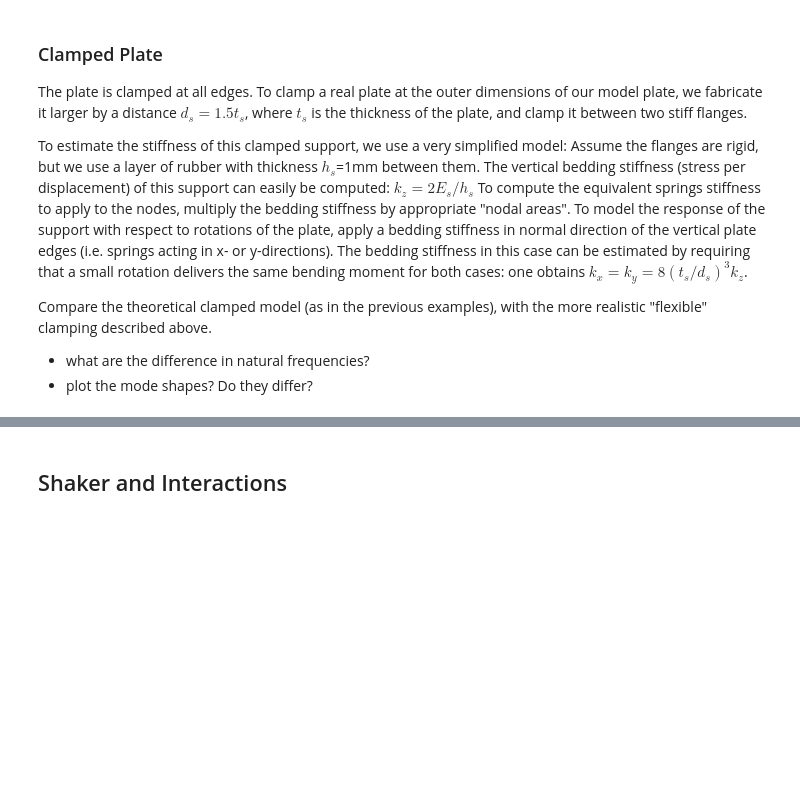
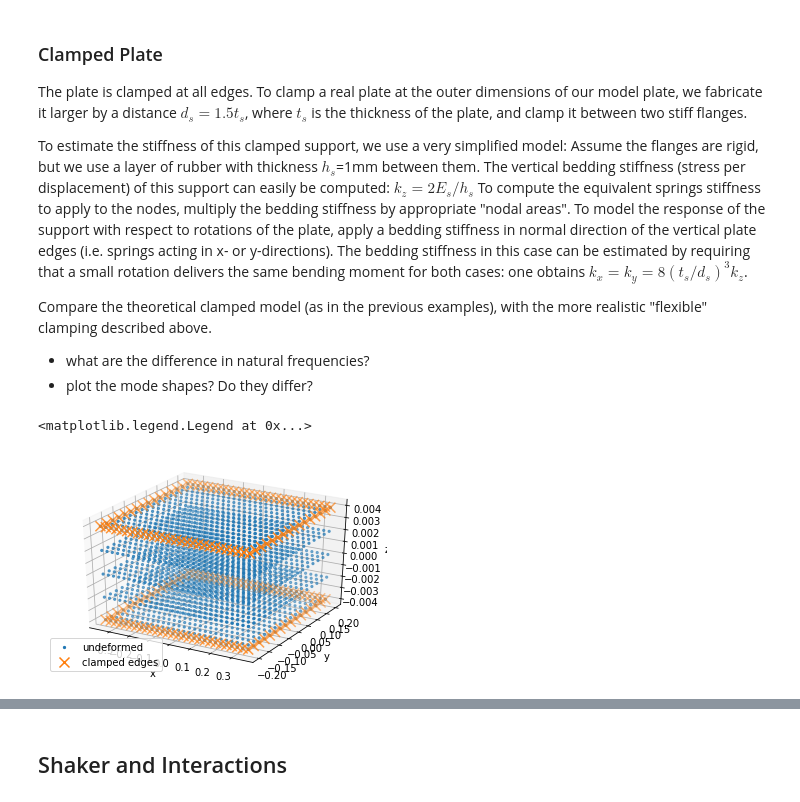
Before and after one commit to phmandl/modalanalyse, a Jupyter notebook: HW4/4_MeasurementTechniques_template.ipynb, the cells around one changed output, grey strips where cells are left out. Cells and saved outputs as stored; diff of their text form; code cells hidden in the pictures; blank space fills up the shorter version.

Commit message:
added clamped model, need to discuss with professor if my assumptions are right

```diff
--- a/HW4/4_MeasurementTechniques_template.ipynb
+++ b/HW4/4_MeasurementTechniques_template.ipynb
@@ -236,0 +279,29 @@ Compare the theoretical clamped model (as in the previous examples), with the mo
+# %%
+N1 = np.argwhere((np.abs(X[:,1]-X[:,1].max()) + np.abs(X[:,2]-X[:,2].max())) < tol).ravel()
+N2 = np.argwhere((np.abs(X[:,1]-X[:,1].max()) + np.abs(X[:,2]-X[:,2].min())) < tol).ravel()
+
+N3 = np.argwhere((np.abs(X[:,0]-X[:,0].max()) + np.abs(X[:,2]-X[:,2].max())) < tol).ravel()
+N4 = np.argwhere((np.abs(X[:,0]-X[:,0].max()) + np.abs(X[:,2]-X[:,2].min())) < tol).ravel()
+
+N5 = np.argwhere((np.abs(X[:,1]-X[:,1].min()) + np.abs(X[:,2]-X[:,2].max())) < tol).ravel()
+N6 = np.argwhere((np.abs(X[:,1]-X[:,1].min()) + np.abs(X[:,2]-X[:,2].min())) < tol).ravel()
+
+N7 = np.argwhere((np.abs(X[:,0]-X[:,0].min()) + np.abs(X[:,2]-X[:,2].max())) < tol).ravel()
+N8 = np.argwhere((np.abs(X[:,0]-X[:,0].min()) + np.abs(X[:,2]-X[:,2].min())) < tol).ravel()
+
+Nb = np.unique(np.concatenate((N1,N2,N3,N4,N5,N6,N7,N8)))
+# %%
+fig,ax = plt.subplots(subplot_kw={'projection':'3d'})
+
+# Plot it in 3D
+ax.scatter(X[:,0],X[:,1],X[:,2],s=5,label='undeformed') # undeformed
+
+ax.scatter(X[Nb,0],X[Nb,1],X[Nb,2],s=100,marker='x',label='clamped edges') # corner
+
+ax.set_xlabel('x')
+ax.set_ylabel('y')
+ax.set_zlabel('z')
+ax.legend(loc = 3)
+# %% [output]
+<matplotlib.legend.Legend at 0x...>
+[figure, added]
```
Also changed, not shown: parts of 18 cells of this notebook, 7 other files.
